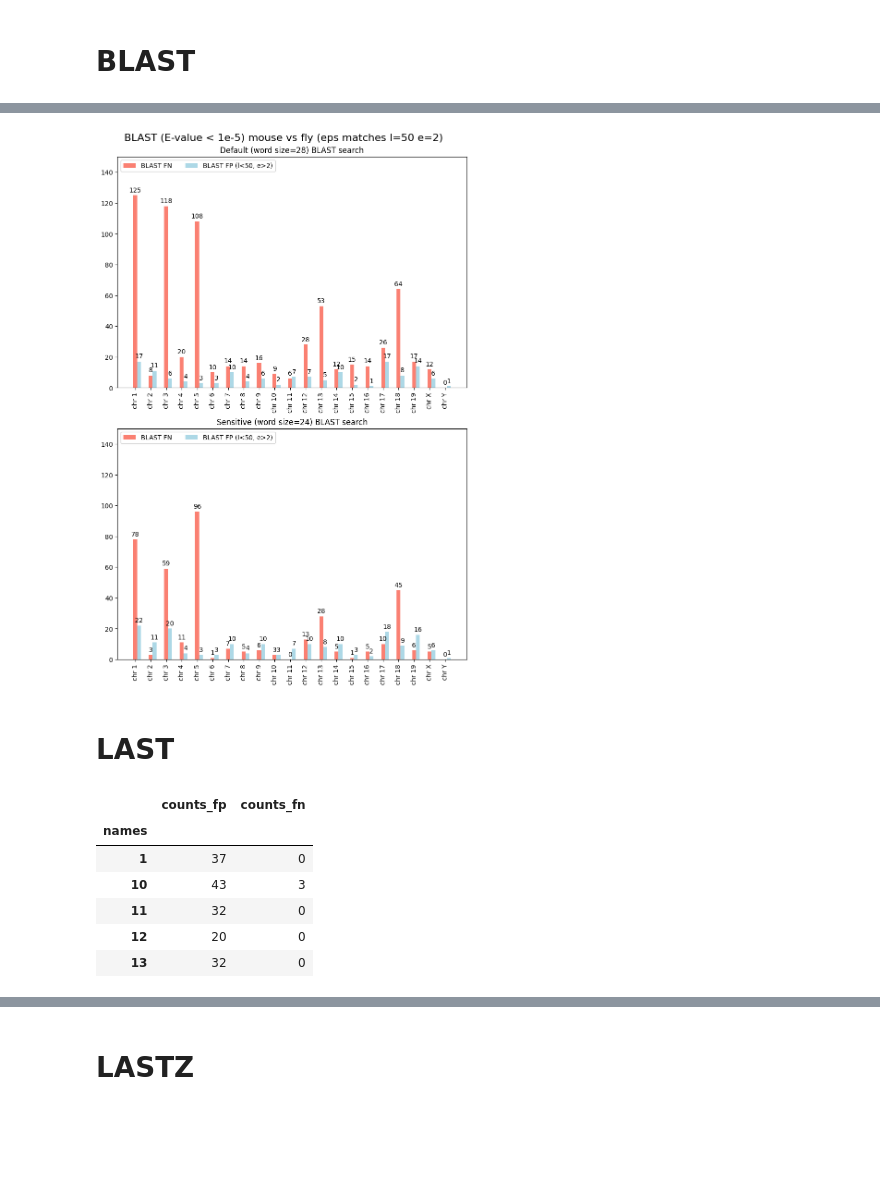
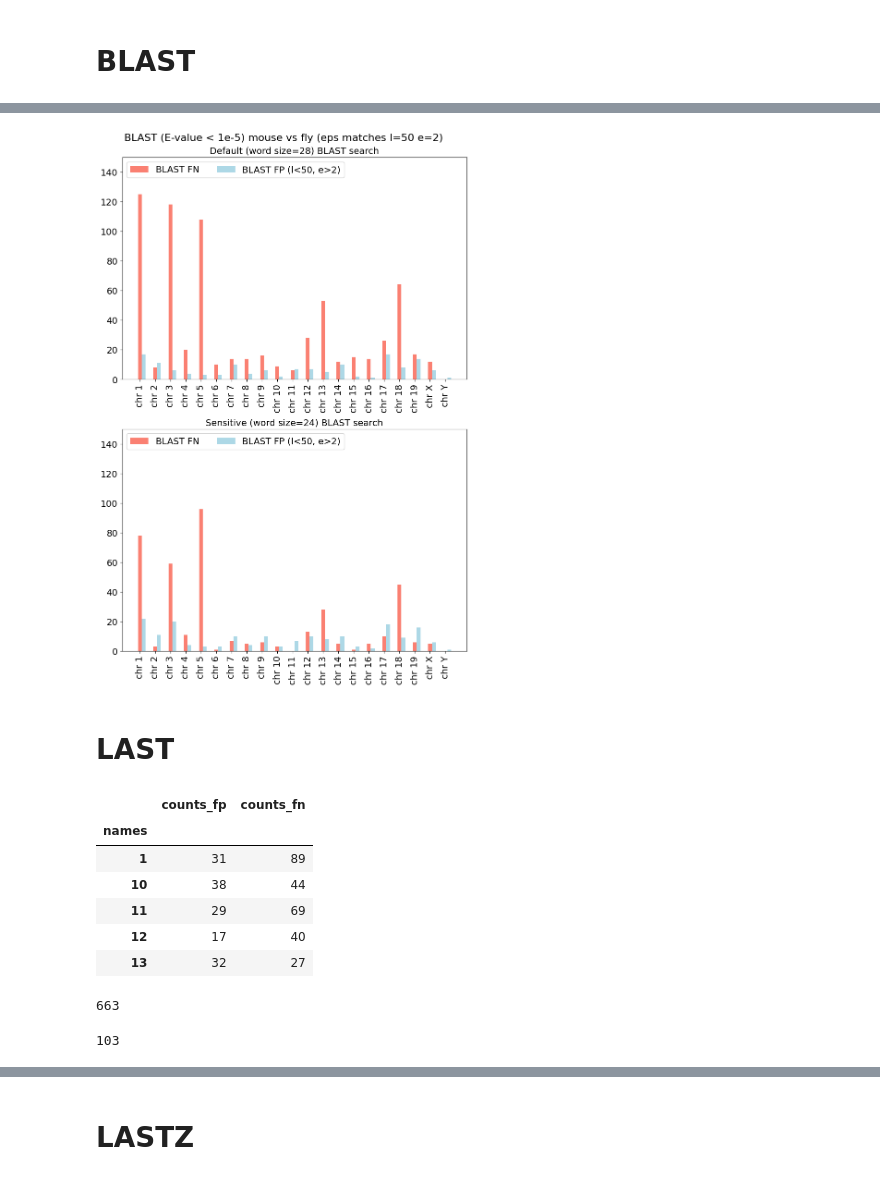
Before and after one commit to eaasna/test-DREAM-stellar, a Jupyter notebook: work-python/missed-matches/What is missed.ipynb, the cells around one changed output, grey strips where cells are left out. Cells and saved outputs as stored; diff of their text form; code cells hidden in the pictures; blank space fills up the shorter version.

```diff
--- a/work-python/missed-matches/What is missed.ipynb
+++ b/work-python/missed-matches/What is missed.ipynb
@@ -187,13 +207,13 @@ def set_ax_plot(ax, df, typename):
     counts = df["counts_fn"].values
     offset = width * multiplier
     rects = ax.bar(x + offset, counts, width, label="BLAST FN", color = "salmon")
-    ax.bar_label(rects, padding=3)
+    #ax.bar_label(rects, padding=3)
     multiplier += 1
 
     counts = df["counts_fp"].values
     offset = width * multiplier
     rects = ax.bar(x + offset, counts, width, label="BLAST FP (l<50, e>2)", color = "lightblue")
-    ax.bar_label(rects, padding=3)
+    #ax.bar_label(rects, padding=3)
     multiplier += 1
 
     # Add some text for labels, title and custom x-axis tick labels, etc.
@@ -218,21 +238,29 @@ set_ax_plot(ax2, df, "Sensitive (word size=24)")
 plt.savefig('e1e-5_blast_search.png', dpi = 500)
 plt.show()
 # %% [output]
-[figure, old version]
+[figure, new version]
 # %% [markdown]
 # LAST
 # %%
-in_dir="m100_last_vs_stellar_l50_e2"
+in_dir="m10_last_vs_stellar_l50_e2"
 df = get_count_df(in_dir)
 df.head()
 # %% [output]
 |  | counts_fp | counts_fn |
 | names |  |  |
-| 1 | 37 | 0 |
-| 10 | 43 | 3 |
-| 11 | 32 | 0 |
-| 12 | 20 | 0 |
-| 13 | 32 | 0 |
+| 1 | 31 | 89 |
+| 10 | 38 | 44 |
+| 11 | 29 | 69 |
+| 12 | 17 | 40 |
+| 13 | 32 | 27 |
+# %%
+np.sum(df["counts_fp"])
+# %% [output]
+663
+# %%
+766 - 663
+# %% [output]
+103
 # %%
 chromosomes = [str(x) for x in range(1, 20)]
 chromosomes.append("X")
```
Also changed, not shown: parts of 9 cells of this notebook, 1 other file.
